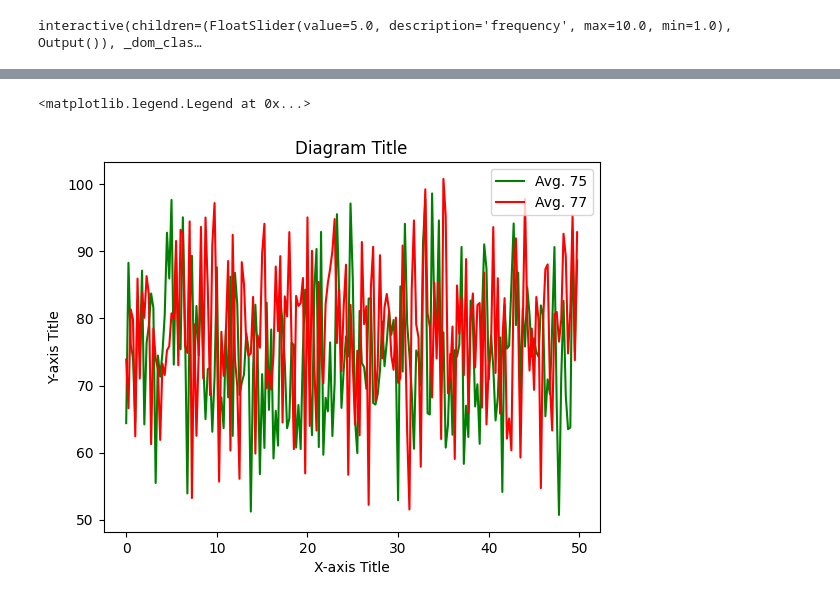
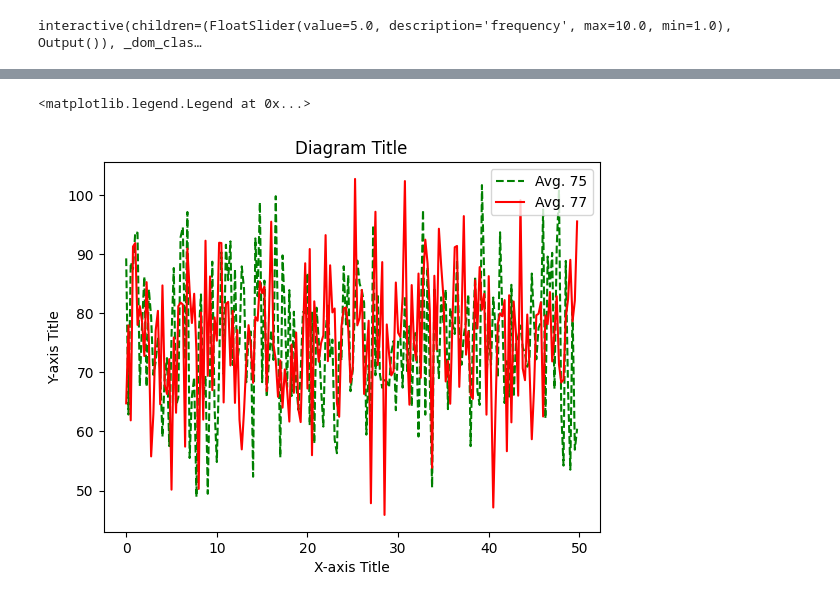
Before and after one commit to Mark12481632/Python-Language, a Jupyter notebook: Matplotlib.ipynb, the cells around one changed output, grey strips where cells are left out. Cells and saved outputs as stored; diff of their text form; code cells hidden in the pictures.

```diff
--- a/Matplotlib.ipynb
+++ b/Matplotlib.ipynb
@@ -43,15 +80,15 @@ interactive(children=(FloatSlider(value=5.0, description='frequency', max=10.0,
 # %%
 # 1. Plotting
 x_vals = [x for x in np.arange(0, 50, 0.25)]
 y_vals_1 = [75 + 10*np.random.normal(size=1) for x in x_vals]
 y_vals_2 = [77 + 11*np.random.normal(size=1) for x in x_vals]
 
-plt.plot(x_vals, y_vals_1, color='g', label='Avg. 75')
-plt.plot(x_vals, y_vals_2, color='r', label='Avg. 77')
+plt.plot(x_vals, y_vals_1, color='g', label='Avg. 75', linestyle='--')
+plt.plot(x_vals, y_vals_2, color='r', label='Avg. 77', linestyle='-')
 plt.xlabel('X-axis Title')
 plt.ylabel('Y-axis Title')
 plt.title('Diagram Title')
 plt.legend(loc='upper right')
 # %% [output]
 <matplotlib.legend.Legend at 0x...>
-[figure, old version]
+[figure, new version]
```
Also changed, not shown: parts of 2 cells of this notebook.
